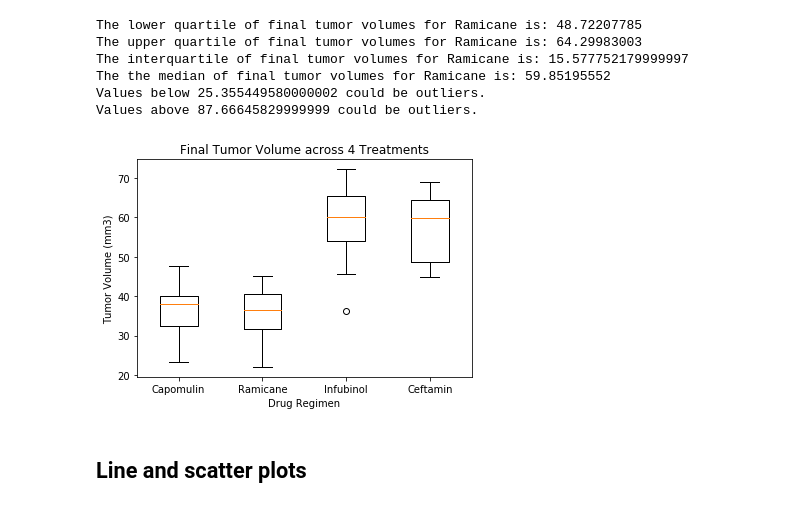
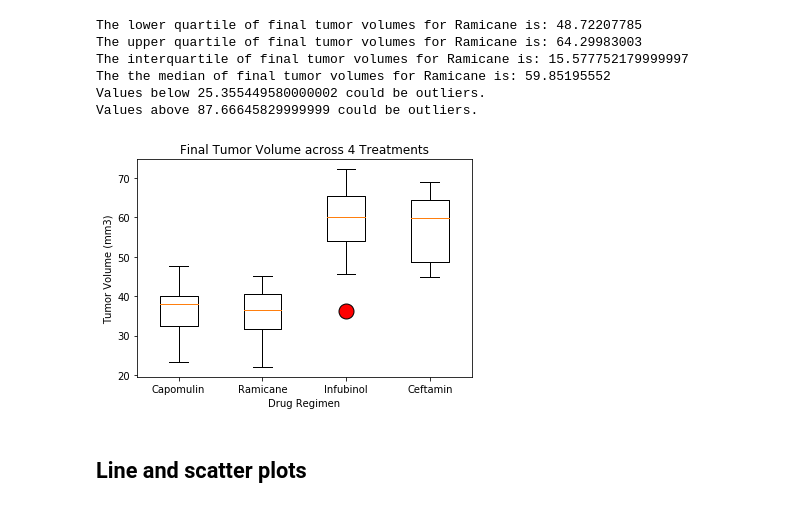
Before and after one commit to bford05/Pymaceuticals, a Jupyter notebook: Pymaceuticals.ipynb, the cells around one changed output. Saved outputs shown, nothing was run; the diff lists cells and outputs as text; code cells hidden in the pictures.

Commit message:
update boxplot with red indicator for outlier

```diff
--- a/Pymaceuticals.ipynb
+++ b/Pymaceuticals.ipynb
@@ -357,16 +357,17 @@ Values above 87.66645829999999 could be outliers.
 # %%
 # Generate a box plot of the final tumor volume of each mouse across four regimens of interest
 
 #Create boxplots for Capomulin, Ramicane, Infubinol, and Ceftamin
 fig1, ax1 = plt.subplots()
 ax1.set_title("Final Tumor Volume across 4 Treatments")
 ax1.set_xlabel("Drug Regimen")
 ax1.set_xticklabels(["Capomulin", "Ramicane", "Infubinol", "Ceftamin"])
 ax1.set_ylabel("Tumor Volume (mm3)")
-ax1.boxplot([tum_vol_promising_treatment_cap, tum_vol_promising_treatment_ram, tum_vol_promising_treatment_inf, tum_vol_promising_treatment_cef])
+flierprops = dict(marker='o', markerfacecolor='red', markersize=15, linestyle='none')
+ax1.boxplot([tum_vol_promising_treatment_cap, tum_vol_promising_treatment_ram, tum_vol_promising_treatment_inf, tum_vol_promising_treatment_cef], flierprops=flierprops)
 plt.show()
 # %% [output]
-[figure, old version]
+[figure, new version]
 # %% [markdown]
 ## Line and scatter plots
 # %%
```
